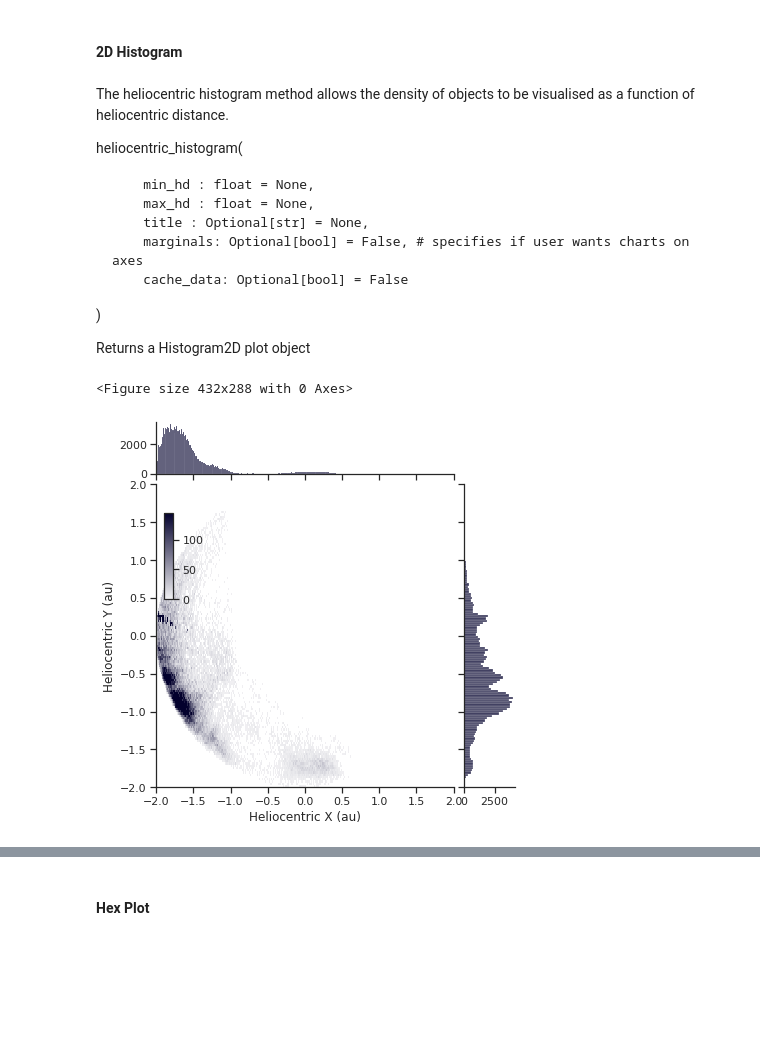
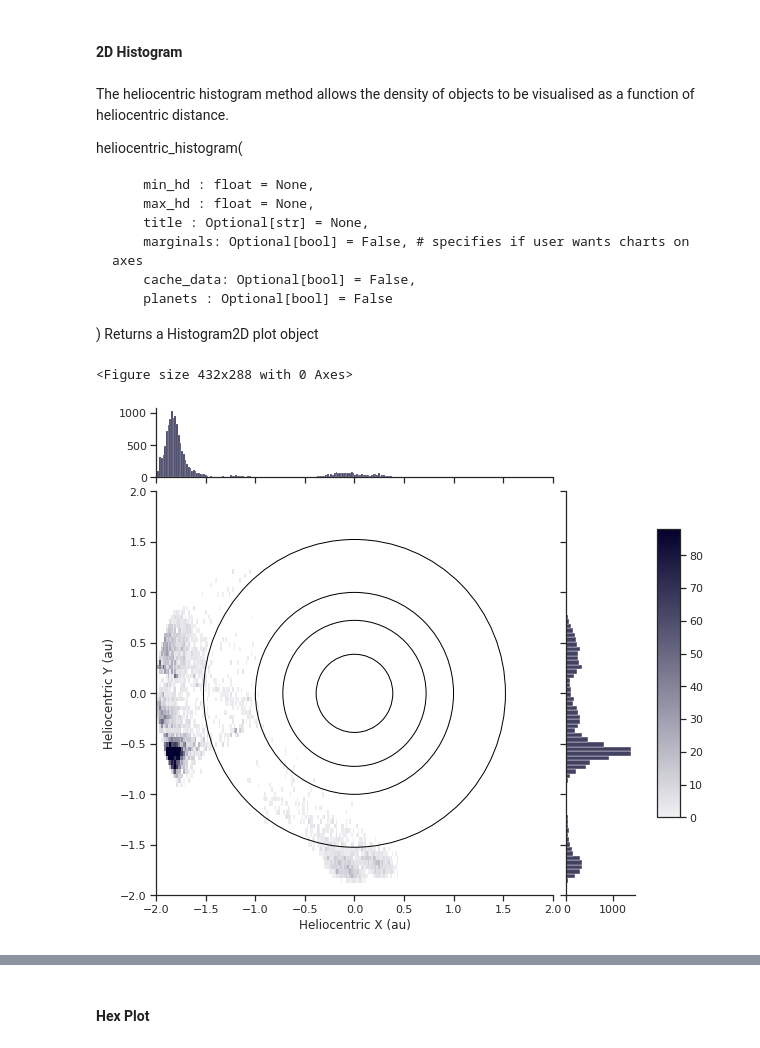
Before and after one commit to QUB-Planet-Lab/LSST_Solar_System_Plotting_Tools, a Jupyter notebook: PlottingTools/Tutorial/detections_examples.ipynb, the cells around one changed output, grey strips where cells are left out. Drawn from its saved outputs; the diff is of its cells as text; code cells hidden in the pictures; blank space fills up the shorter version.

Commit message:
detections_examples updated notebook

```diff
--- a/PlottingTools/Tutorial/detections_examples.ipynb
+++ b/PlottingTools/Tutorial/detections_examples.ipynb
@@ -24,7 +25,12 @@ Detections(
 # Instantiate the class for the time frame 60043 to 60044, this can be specified
 # in ISO format, start_time = "2023-04-09", end_time = "2023-04-16"
 
-det = Detections(start_time = 60043, end_time = 60050)
+det = Detections(start_time = 60043,
+                 end_time = 60044,
+                 filters = "all",
+                 min_hd = 0,
+                 max_hd = 2
+)
 # times can also be specified in ISO format
 # %% [markdown]
 ### Detections visualised by their heliocentric distances
@@ -98,17 +102,16 @@ heliocentric_histogram(
         max_hd : float = None,
         title : Optional[str] = None,
         marginals: Optional[bool] = False, # specifies if user wants charts on axes
-        cache_data: Optional[bool] = False
+        cache_data: Optional[bool] = False,
+        planets : Optional[bool] = False
 )
-
 Returns a Histogram2D plot object
 # %%
 helio_hist = det.heliocentric_histogram(
-    min_hd = 0,
-    max_hd = 2,
     cache_data = True,
-    marginals = True
+    marginals = True,
+    planets = True
 )
 # %% [output]
 <Figure size 432x288 with 0 Axes>
-[figure, old version]
+[figure, new version]
```
Also changed, not shown: parts of 26 cells of this notebook.
